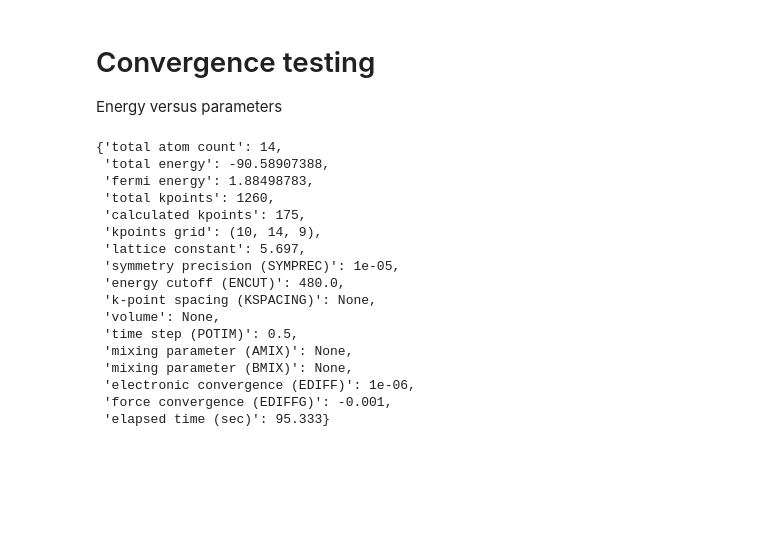
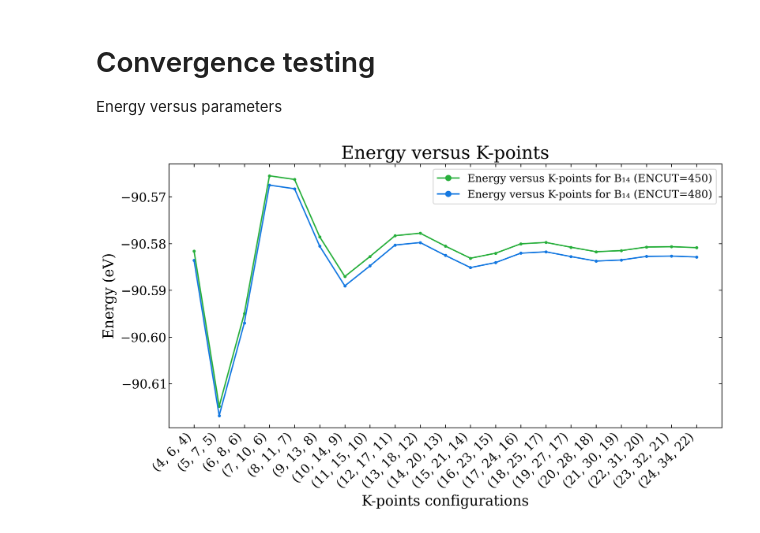
Before and after one commit to Photonico/o-B14_20241024, a Jupyter notebook: 1.0_convergence.ipynb, the cells around one changed output. Cells and saved outputs as stored; diff of their text form; code cells hidden in the pictures; blank space fills up the shorter version.

```diff
--- a/1.0_convergence.ipynb
+++ b/1.0_convergence.ipynb
@@ -11,23 +11,18 @@ import matplotlib.pyplot as plt
 # %%
 # Parameters identification
 
-identify_parameters("1.2_encut_1260/B14_480")
+# identify_parameters("1.2_encut_1260/B14_480")
-# %% [output]
-{'total atom count': 14,
- 'total energy': -90.58907388,
- 'fermi energy': 1.88498783,
- 'total kpoints': 1260,
- 'calculated kpoints': 175,
- 'kpoints grid': (10, 14, 9),
- 'lattice constant': 5.697,
- 'symmetry precision (SYMPREC)': 1e-05,
- 'energy cutoff (ENCUT)': 480.0,
- 'k-point spacing (KSPACING)': None,
- 'volume': None,
- 'time step (POTIM)': 0.5,
- 'mixing parameter (AMIX)': None,
- 'mixing parameter (BMIX)': None,
- 'electronic convergence (EDIFF)': 1e-06,
- 'force convergence (EDIFFG)': -0.001,
- 'elapsed time (sec)': 95.333}
+# %%
+# K-points
+
+summarize_parameters("1.1_kpoints_480")
+kpoints_450_list = ["for B₁₄ (ENCUT=450)", "1.1_kpoints_450/parameters_energy.dat", (40, None), "green"]
+kpoints_480_list = ["for B₁₄ (ENCUT=480)", "1.1_kpoints_480/parameters_energy.dat", (40, None), "blue"]
+kpoints_list = [kpoints_450_list, kpoints_480_list]
+
+plot_energy_parameters("kpoints", kpoints_list)
+
+plt.savefig("figures/1.1_kpoints.pdf")
+# %% [output]
+[figure, added]
 # %%
```
Also changed, not shown: parts of 4 cells of this notebook, 6 other files.
